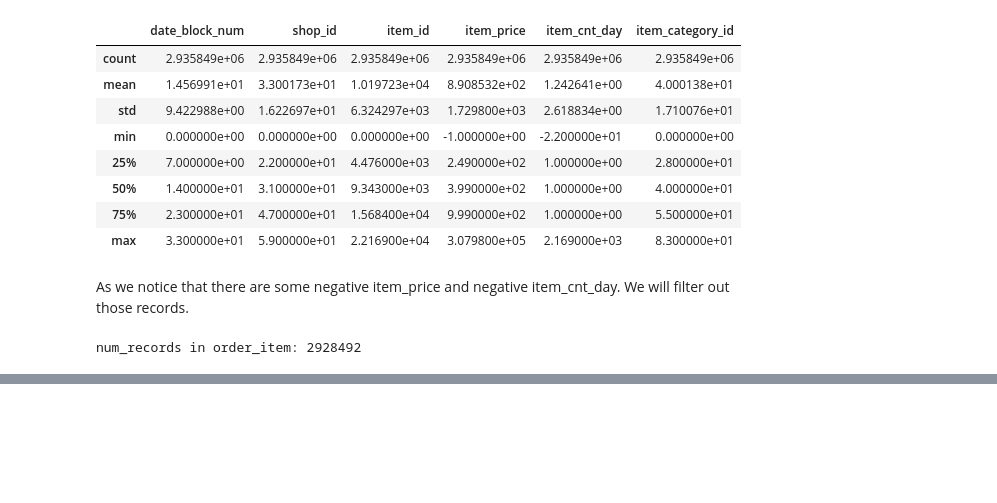
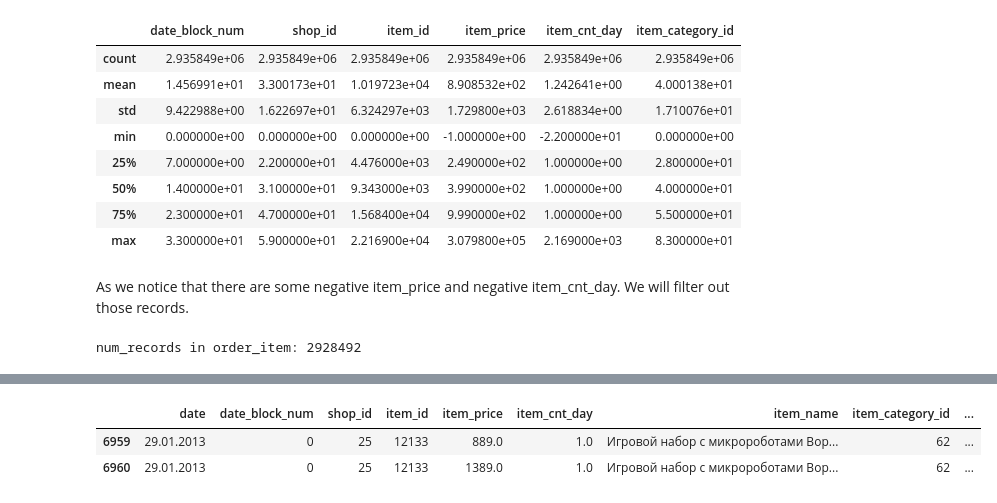
Before and after one commit to ATausif/predict-future-sales, a Jupyter notebook: main.ipynb, the cells around one changed output, grey strips where cells are left out. Cells and saved outputs as stored; diff of their text form; code cells hidden in the pictures; blank space fills up the shorter version.

```diff
--- a/main.ipynb
+++ b/main.ipynb
@@ -125,0 +142,6 @@ num_records in order_item: 2928492
+# %%
+order_item[(order_item['date']=='29.01.2013') & (order_item['shop_id']==25) & (order_item['item_id']==12133)]
+# %% [output]
+|  | date | date_block_num | shop_id | item_id | item_price | item_cnt_day | item_name | item_category_id | ... |
+| 6959 | 29.01.2013 | 0 | 25 | 12133 | 889.0 | 1.0 | Игровой набор с микророботами Вор... | 62 | ... |
+| 6960 | 29.01.2013 | 0 | 25 | 12133 | 1389.0 | 1.0 | Игровой набор с микророботами Вор... | 62 | ... |
```
Also changed, not shown: parts of 13 cells of this notebook.
